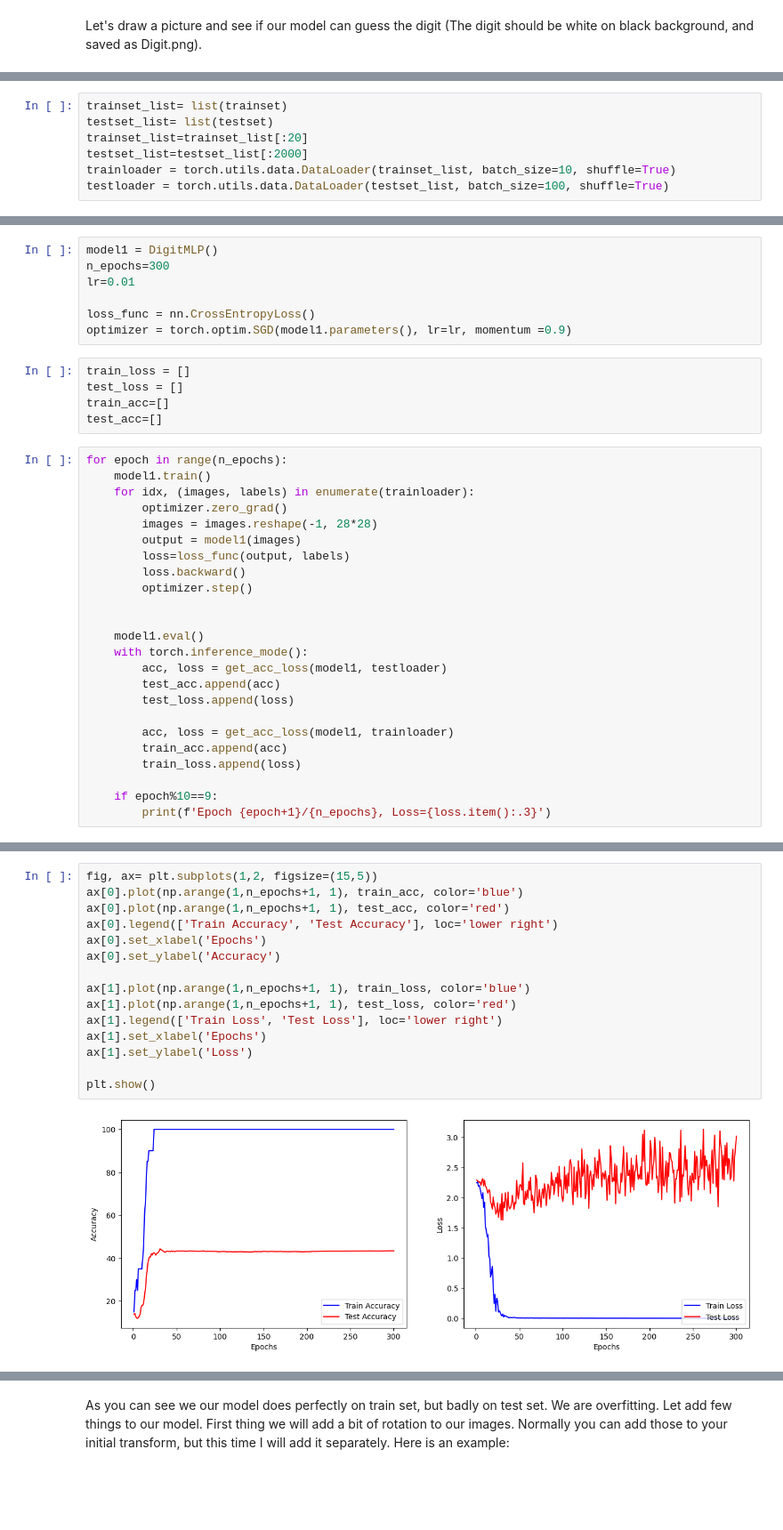
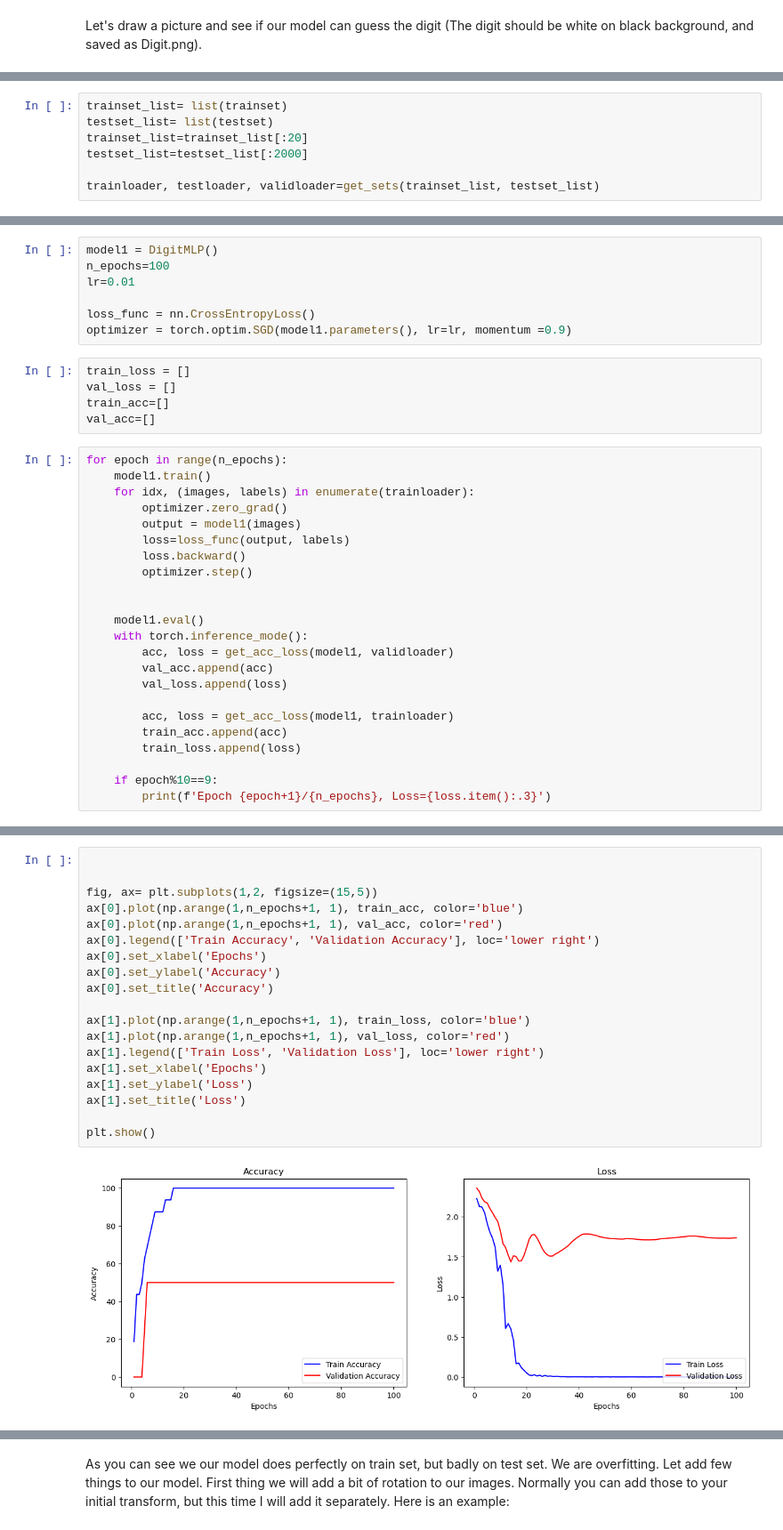
Before and after one commit to BMCC-Muzician/BMCC-DS, a Jupyter notebook: Mat 420/17 - MNIST-NN.ipynb, the cells around one changed output, grey strips where cells are left out. Shown: that part at 89% size. Drawn from its saved outputs; the diff is of its cells as text; blank space fills up the shorter version.

```diff
--- a/Mat 420/17 - MNIST-NN.ipynb
+++ b/Mat 420/17 - MNIST-NN.ipynb
@@ -314,5 +348,5 @@ trainset_list= list(trainset)
 testset_list= list(testset)
 trainset_list=trainset_list[:20]
 testset_list=testset_list[:2000]
-trainloader = torch.utils.data.DataLoader(trainset_list, batch_size=10, shuffle=True)
-testloader = torch.utils.data.DataLoader(testset_list, batch_size=100, shuffle=True)
+
+trainloader, testloader, validloader=get_sets(trainset_list, testset_list)
@@ -319,21 +376,20 @@ testloader = torch.utils.data.DataLoader(testset_list, batch_size=100, shuffle=T
 # %%
 model1 = DigitMLP()
-n_epochs=300
+n_epochs=100
 lr=0.01
 
 loss_func = nn.CrossEntropyLoss()
 optimizer = torch.optim.SGD(model1.parameters(), lr=lr, momentum =0.9)
 # %%
 train_loss = []
-test_loss = []
+val_loss = []
 train_acc=[]
-test_acc=[]
+val_acc=[]
 # %%
 for epoch in range(n_epochs):
     model1.train()
     for idx, (images, labels) in enumerate(trainloader):
         optimizer.zero_grad()
-        images = images.reshape(-1, 28*28)
         output = model1(images)
         loss=loss_func(output, labels)
         loss.backward()
@@ -342,9 +398,9 @@ for epoch in range(n_epochs):
 
     model1.eval()
     with torch.inference_mode():
-        acc, loss = get_acc_loss(model1, testloader)
-        test_acc.append(acc)
-        test_loss.append(loss)
+        acc, loss = get_acc_loss(model1, validloader)
+        val_acc.append(acc)
+        val_loss.append(loss)
 
         acc, loss = get_acc_loss(model1, trainloader)
         train_acc.append(acc)
@@ -373,17 +422,21 @@ Epoch 300/300, Loss=0.000631
 # %%
+
+
 fig, ax= plt.subplots(1,2, figsize=(15,5))
 ax[0].plot(np.arange(1,n_epochs+1, 1), train_acc, color='blue')
-ax[0].plot(np.arange(1,n_epochs+1, 1), test_acc, color='red')
-ax[0].legend(['Train Accuracy', 'Test Accuracy'], loc='lower right')
+ax[0].plot(np.arange(1,n_epochs+1, 1), val_acc, color='red')
+ax[0].legend(['Train Accuracy', 'Validation Accuracy'], loc='lower right')
 ax[0].set_xlabel('Epochs')
 ax[0].set_ylabel('Accuracy')
+ax[0].set_title('Accuracy')
 
 ax[1].plot(np.arange(1,n_epochs+1, 1), train_loss, color='blue')
-ax[1].plot(np.arange(1,n_epochs+1, 1), test_loss, color='red')
-ax[1].legend(['Train Loss', 'Test Loss'], loc='lower right')
+ax[1].plot(np.arange(1,n_epochs+1, 1), val_loss, color='red')
+ax[1].legend(['Train Loss', 'Validation Loss'], loc='lower right')
 ax[1].set_xlabel('Epochs')
 ax[1].set_ylabel('Loss')
+ax[1].set_title('Loss')
 
 plt.show()
 # %% [output]
-[figure, old version]
+[figure, new version]
```
Also changed, not shown: parts of 31 cells of this notebook, 1 other file.
